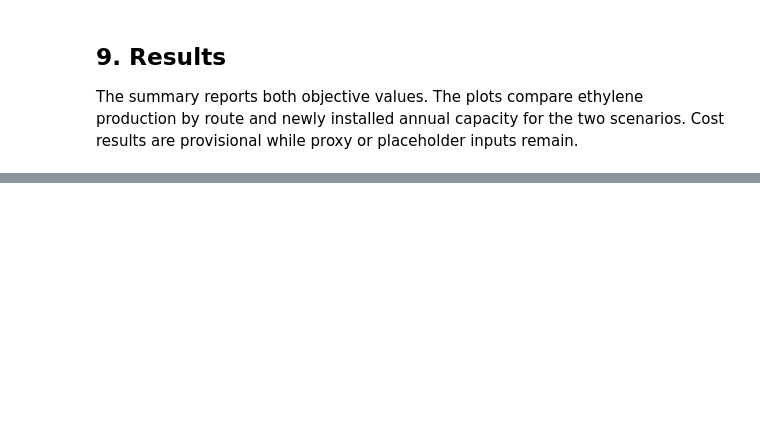
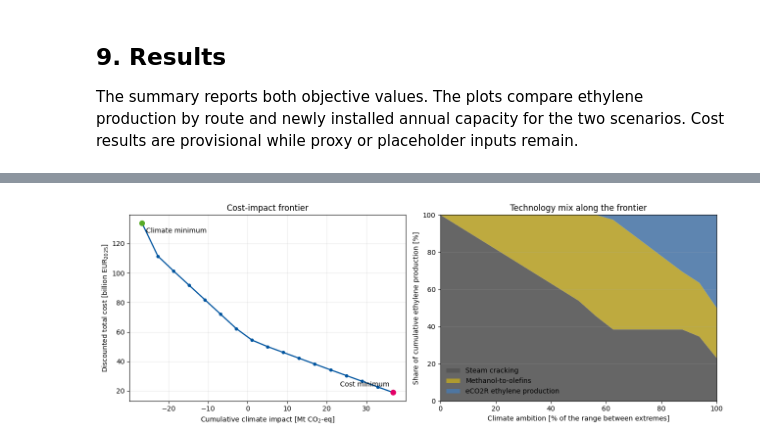
Before and after one commit to langeluca/optimex, a Jupyter notebook: notebooks/ethylene_case_study.ipynb, the cells around one changed output, grey strips where cells are left out. Cells and saved outputs as stored; diff of their text form; code cells hidden in the pictures; blank space fills up the shorter version.

Commit message:
ethylene case study results

```diff
--- a/notebooks/ethylene_case_study.ipynb
+++ b/notebooks/ethylene_case_study.ipynb
@@ -1979,0 +2106,50 @@ plt.show()
+# %%
+fig, axes = plt.subplots(1, 2, figsize=(13, 4.8))
+
+curve = sweep_results.sort_values("cumulative_climate_kg_CO2eq")
+axes[0].plot(
+    curve["cumulative_climate_kg_CO2eq"] / 1e9,
+    curve["discounted_cost_EUR_2025"] / 1e9,
+    color="#00549F",
+    marker="o",
+    markersize=4,
+    linewidth=1.8,
+)
+axes[0].scatter(
+    [CLIMATE_MINIMUM_IMPACT / 1e9, COST_MINIMUM_IMPACT / 1e9],
+    [
+        sweep_results.iloc[-1]["discounted_cost_EUR_2025"] / 1e9,
+        cost_objective / 1e9,
+    ],
+    color=["#57AB27", "#E30066"],
+    s=55,
+    zorder=3,
+)
+axes[0].annotate("Climate minimum", (CLIMATE_MINIMUM_IMPACT / 1e9, sweep_results.iloc[-1]["discounted_cost_EUR_2025"] / 1e9), xytext=(6, -14), textcoords="offset points")
+axes[0].annotate("Cost minimum", (COST_MINIMUM_IMPACT / 1e9, cost_objective / 1e9), xytext=(-78, 9), textcoords="offset points")
+axes[0].set_xlabel("Cumulative climate impact [Mt CO$_2$-eq]")
+axes[0].set_ylabel("Discounted total cost [billion EUR$_{2025}$]")
+axes[0].set_title("Cost-impact frontier")
+axes[0].grid(alpha=0.25)
+
+ambition_percent = 100 * sweep_results["climate_ambition"]
+route_share_columns = ["share_steam_cracking", "share_mto", "share_eco2r"]
+axes[1].stackplot(
+    ambition_percent,
+    *[100 * sweep_results[column] for column in route_share_columns],
+    labels=[PROCESS_NAMES[route] for route in ("steam_cracking", "mto", "eco2r")],
+    colors=[plot_colors[route] for route in ("steam_cracking", "mto", "eco2r")],
+    alpha=0.9,
+)
+axes[1].set_xlabel("Climate ambition [% of the range between extremes]")
+axes[1].set_ylabel("Share of cumulative ethylene production [%]")
+axes[1].set_xlim(0, 100)
+axes[1].set_ylim(0, 100)
+axes[1].set_title("Technology mix along the frontier")
+axes[1].grid(axis="y", alpha=0.25)
+axes[1].legend(frameon=False, loc="lower left")
+
+plt.tight_layout()
+plt.show()
+# %% [output]
+[figure, added]
```
Also changed, not shown: parts of 12 cells of this notebook, 3 other files.
